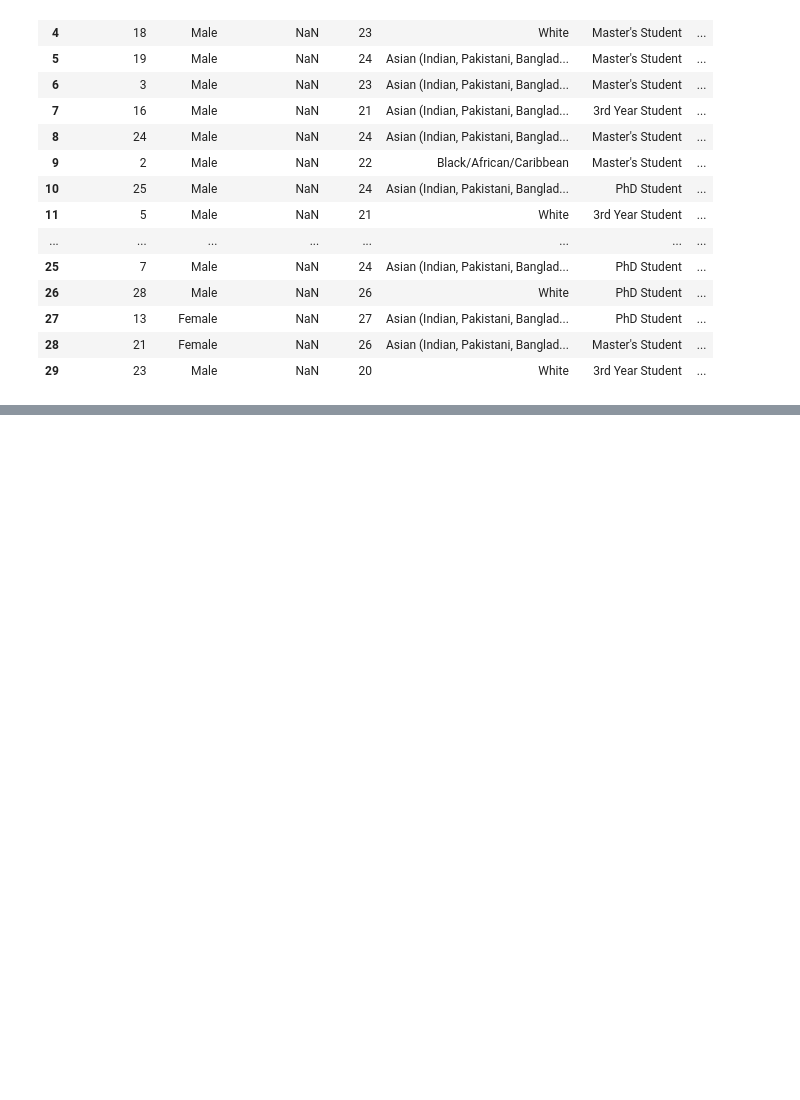
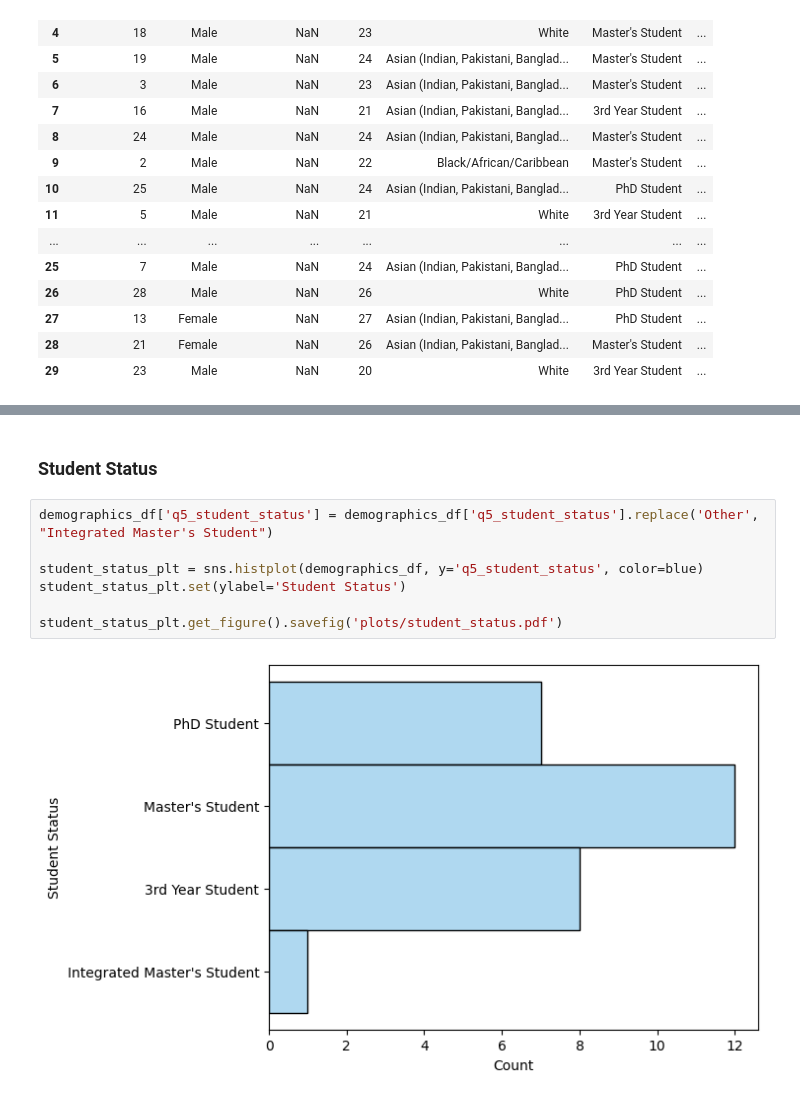
Before and after one commit to m-messer/Menagerie, a Jupyter notebook: demographics_analysis.ipynb, the cells around one changed output, grey strips where cells are left out. Drawn from its saved outputs; the diff is of its cells as text; blank space fills up the shorter version.

```diff
--- a/demographics_analysis.ipynb
+++ b/demographics_analysis.ipynb
@@ -31,0 +68,11 @@ demographics_df
+# %% [markdown]
+### Student Status
+# %%
+demographics_df['q5_student_status'] = demographics_df['q5_student_status'].replace('Other', "Integrated Master's Student")
+
+student_status_plt = sns.histplot(demographics_df, y='q5_student_status', color=blue)
+student_status_plt.set(ylabel='Student Status')
+
+student_status_plt.get_figure().savefig('plots/student_status.pdf')
+# %% [output]
+[figure, added]
```
Also changed, not shown: parts of 19 cells of this notebook, 9 other files.
